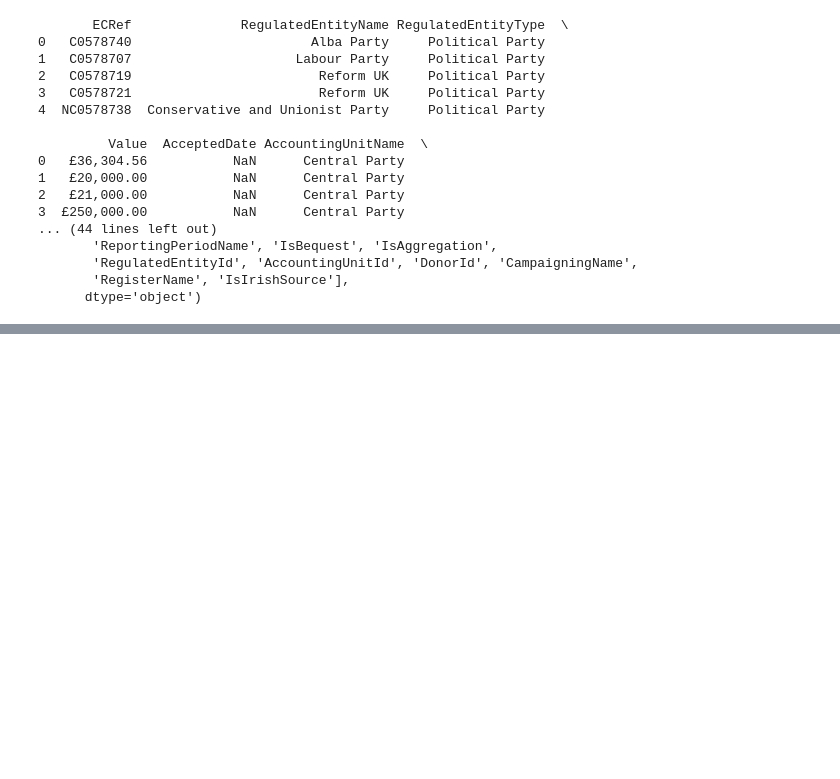
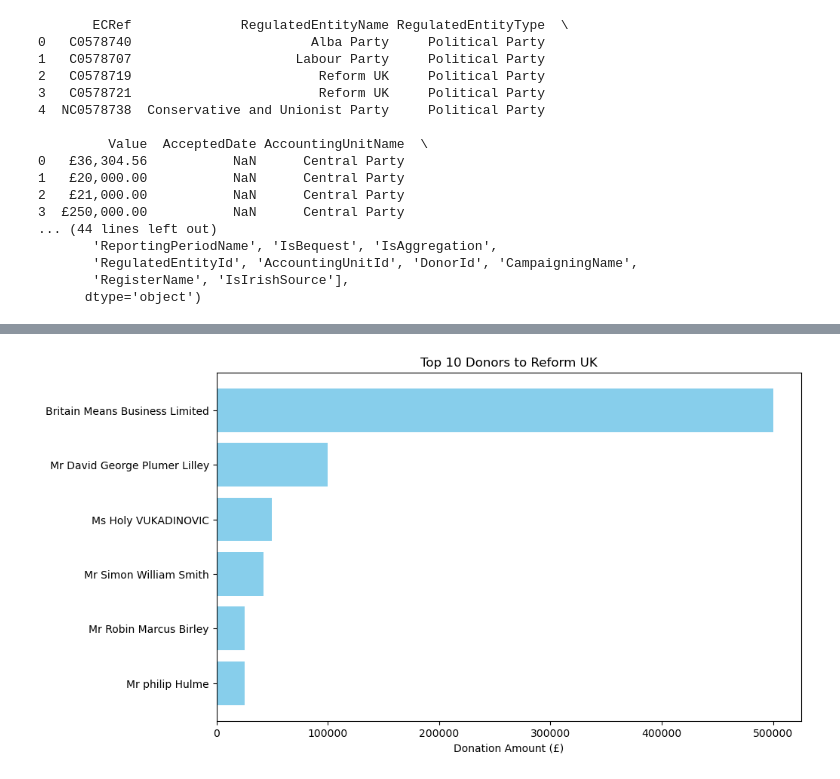
Before and after one commit to JackCrawfordRobertson/ReformUKFinancialAnalysis, a Jupyter notebook: notebooks/Initial_Investigation.ipynb, the cells around one changed output, grey strips where cells are left out. Cells and saved outputs as stored; diff of their text form; code cells hidden in the pictures; blank space fills up the shorter version.

```diff
--- a/notebooks/Initial_Investigation.ipynb
+++ b/notebooks/Initial_Investigation.ipynb
@@ -69,0 +67,10 @@ plt.show()
+# %%
+# Chart 1: Total donations by top 10 donors
+plt.figure(figsize=(10, 6))
+plt.barh(top_10_donors['DonorName'], top_10_donors['Value'], color='skyblue')
+plt.title('Top 10 Donors to Reform UK')
+plt.xlabel('Donation Amount (£)')
+plt.gca().invert_yaxis()
+plt.show()
+# %% [output]
+[figure, added]
```
Also changed, not shown: parts of 7 cells of this notebook, 11 other files.
